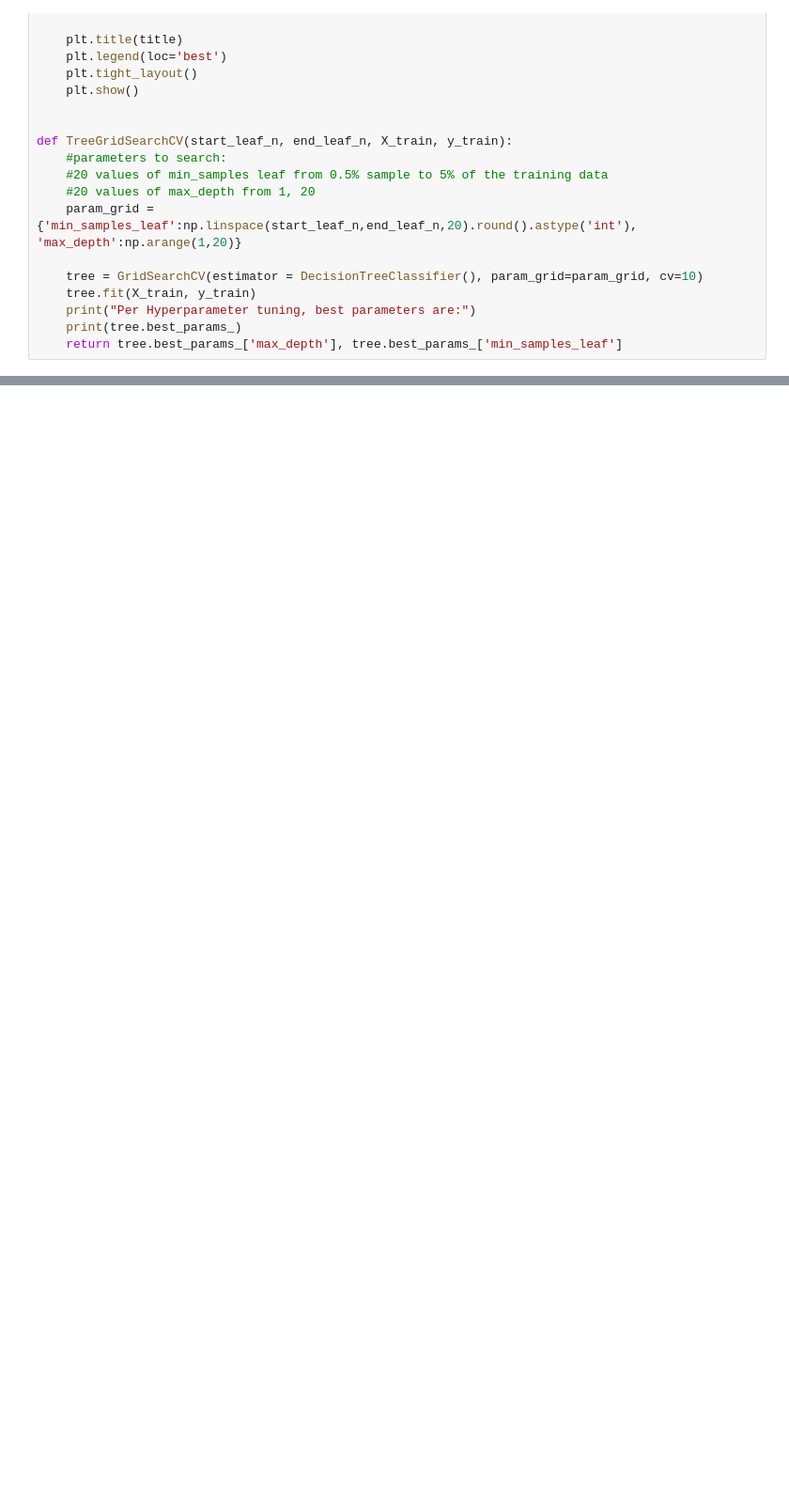
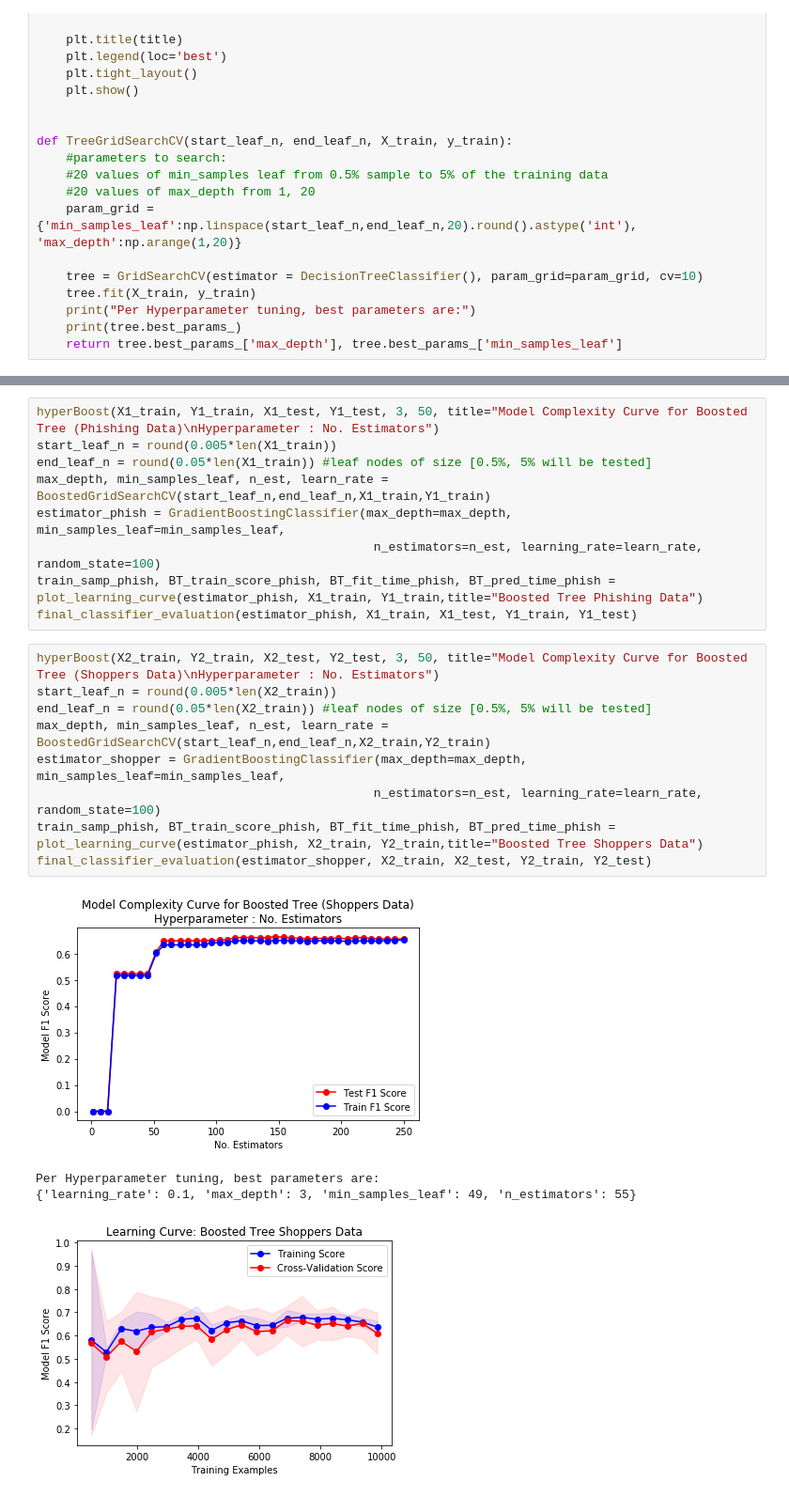
Before and after one commit to ryanym/cs7641, a Jupyter notebook: assignment1/testbench.ipynb, the cells around one changed output, grey strips where cells are left out. Shown at 94% size. Cells and saved outputs as stored; diff of their text form; blank space fills up the shorter version.

```diff
--- a/assignment1/testbench.ipynb
+++ b/assignment1/testbench.ipynb
@@ -344,0 +400,23 @@ final_classifier_evaluation(estimator_phish, X2_train, X2_test, Y2_train, Y2_tes
+# %%
+hyperBoost(X1_train, Y1_train, X1_test, Y1_test, 3, 50, title="Model Complexity Curve for Boosted Tree (Phishing Data)\nHyperparameter : No. Estimators")
+start_leaf_n = round(0.005*len(X1_train))
+end_leaf_n = round(0.05*len(X1_train)) #leaf nodes of size [0.5%, 5% will be tested]
+max_depth, min_samples_leaf, n_est, learn_rate = BoostedGridSearchCV(start_leaf_n,end_leaf_n,X1_train,Y1_train)
+estimator_phish = GradientBoostingClassifier(max_depth=max_depth, min_samples_leaf=min_samples_leaf,
+                                              n_estimators=n_est, learning_rate=learn_rate, random_state=100)
+train_samp_phish, BT_train_score_phish, BT_fit_time_phish, BT_pred_time_phish = plot_learning_curve(estimator_phish, X1_train, Y1_train,title="Boosted Tree Phishing Data")
+final_classifier_evaluation(estimator_phish, X1_train, X1_test, Y1_train, Y1_test)
+# %%
+hyperBoost(X2_train, Y2_train, X2_test, Y2_test, 3, 50, title="Model Complexity Curve for Boosted Tree (Shoppers Data)\nHyperparameter : No. Estimators")
+start_leaf_n = round(0.005*len(X2_train))
+end_leaf_n = round(0.05*len(X2_train)) #leaf nodes of size [0.5%, 5% will be tested]
+max_depth, min_samples_leaf, n_est, learn_rate = BoostedGridSearchCV(start_leaf_n,end_leaf_n,X2_train,Y2_train)
+estimator_shopper = GradientBoostingClassifier(max_depth=max_depth, min_samples_leaf=min_samples_leaf,
+                                              n_estimators=n_est, learning_rate=learn_rate, random_state=100)
+train_samp_phish, BT_train_score_phish, BT_fit_time_phish, BT_pred_time_phish = plot_learning_curve(estimator_phish, X2_train, Y2_train,title="Boosted Tree Shoppers Data")
+final_classifier_evaluation(estimator_shopper, X2_train, X2_test, Y2_train, Y2_test)
+# %% [output]
+[figure, added]
+Per Hyperparameter tuning, best parameters are:
+{'learning_rate': 0.1, 'max_depth': 3, 'min_samples_leaf': 49, 'n_estimators': 55}
+[figure, added]
```
Also changed, not shown: parts of 18 cells of this notebook.
